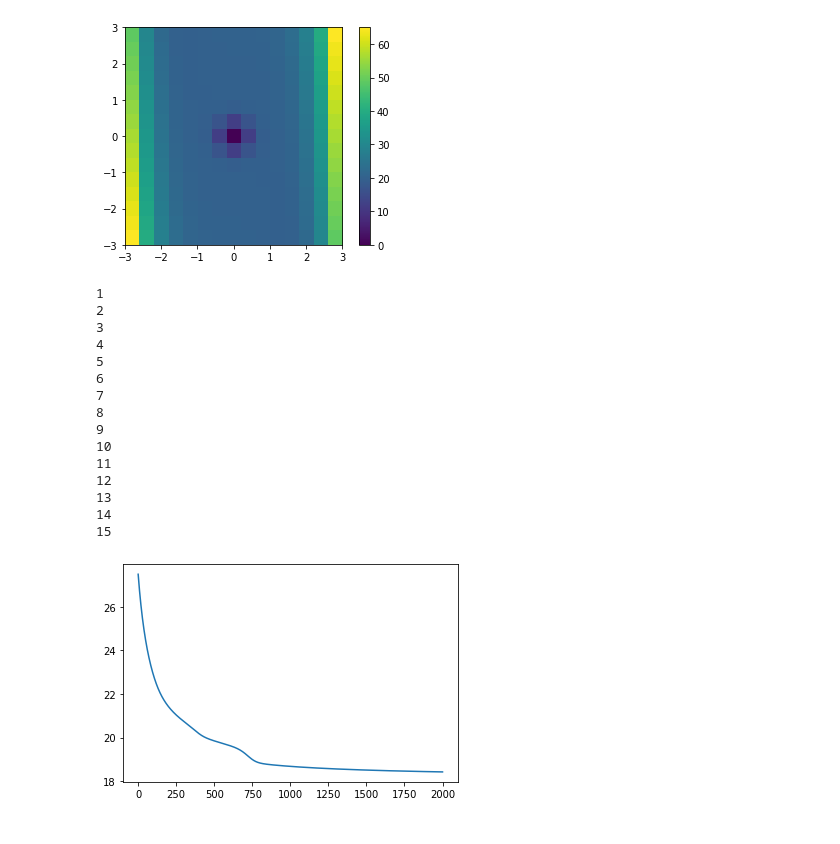
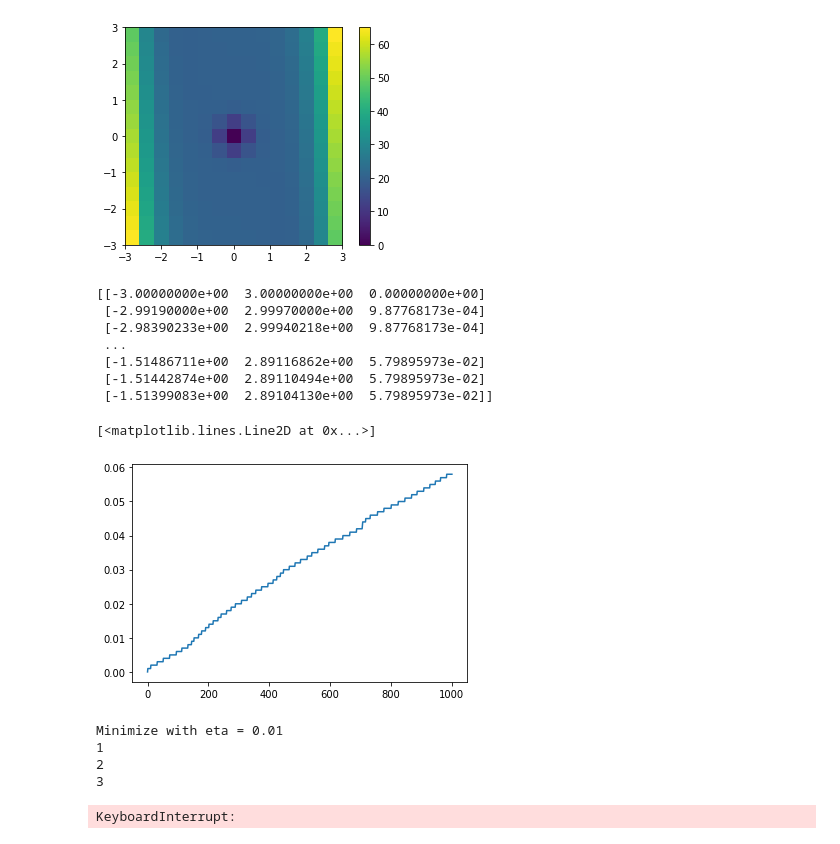
Before and after one commit to LorenzoBuriola/LoCP_moduleB, a Jupyter notebook: Ex_week01.ipynb, the cells around one changed output. Saved outputs shown, nothing was run; the diff lists cells and outputs as text; code cells hidden in the pictures.

```diff
--- a/Ex_week01.ipynb
+++ b/Ex_week01.ipynb
@@ -31,16 +32,18 @@ plt.show()
 # %%
 # Vanilla GD
 def gd(grad, init, n_epochs=1000, eta=10**-4, noise_strength=0):
+    start = time.time()
     #This is a simple optimizer
     params=np.array(init)
-    param_traj=np.zeros([n_epochs+1,2])
-    param_traj[0,]=init
+    param_traj=np.zeros([n_epochs+1,3])
+    param_traj[0,]=[init[0], init[1], 0]
     v=0
     for j in range(n_epochs):
         noise=noise_strength*np.random.randn(params.size)
         v=eta*(np.array(grad(params))+noise)
         params=params-v
-        param_traj[j+1,]=params
+        param_traj[j+1,]=[params[0], params[1], time.time()-start]
+
     return param_traj
 
 # Momentum GD
@@ -115 +120,15 @@ def minResults(x,y,eta,epochs,minfunc):
     return Results
+# %%
+Xf = gd(grad, [-3, 3])
+print(Xf)
+plt.plot(Xf[:,2])
+# %% [output]
+[[-3.00000000e+00  3.00000000e+00  0.00000000e+00]
+ [-2.99190000e+00  2.99970000e+00  9.87768173e-04]
+ [-2.98390233e+00  2.99940218e+00  9.87768173e-04]
+ ...
+ [-1.51486711e+00  2.89116862e+00  5.79895973e-02]
+ [-1.51442874e+00  2.89110494e+00  5.79895973e-02]
+ [-1.51399083e+00  2.89104130e+00  5.79895973e-02]]
+[<matplotlib.lines.Line2D at 0x...>]
+[figure, added]
@@ -116,23 +137,13 @@ def minResults(x,y,eta,epochs,minfunc):
 # %%
-Resultsgd = minResults(x, y, 10**(-4), 2000, gd)
+Resultsgd = pd.DataFrame()
+for e in eta:
+    Resultsgd['eta = ' + str(e)] = minResults(x, y, e, 2000, gd).mean(axis=1)
 
-Resultsgd['mean'] = Resultsgd.mean(axis=1)
-plt.plot(np.arange(len(Resultsgd['mean'])), Resultsgd['mean'])
+plt.plot(Resu)
 plt.show()
 # %% [output]
+Minimize with eta = 0.01
 1
 2
 3
-4
-5
-6
-7
-8
-9
-10
-11
-12
-13
-14
-15
-[figure, removed]
+KeyboardInterrupt:
```
Also changed, not shown: parts of 12 cells of this notebook.
